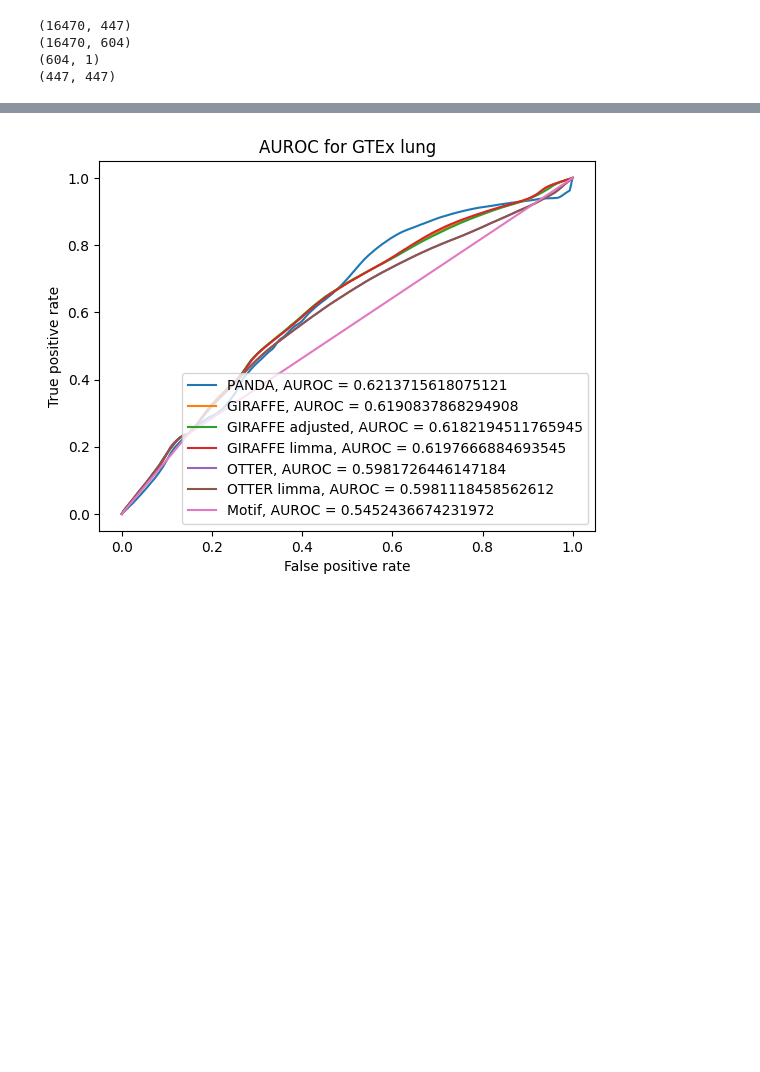
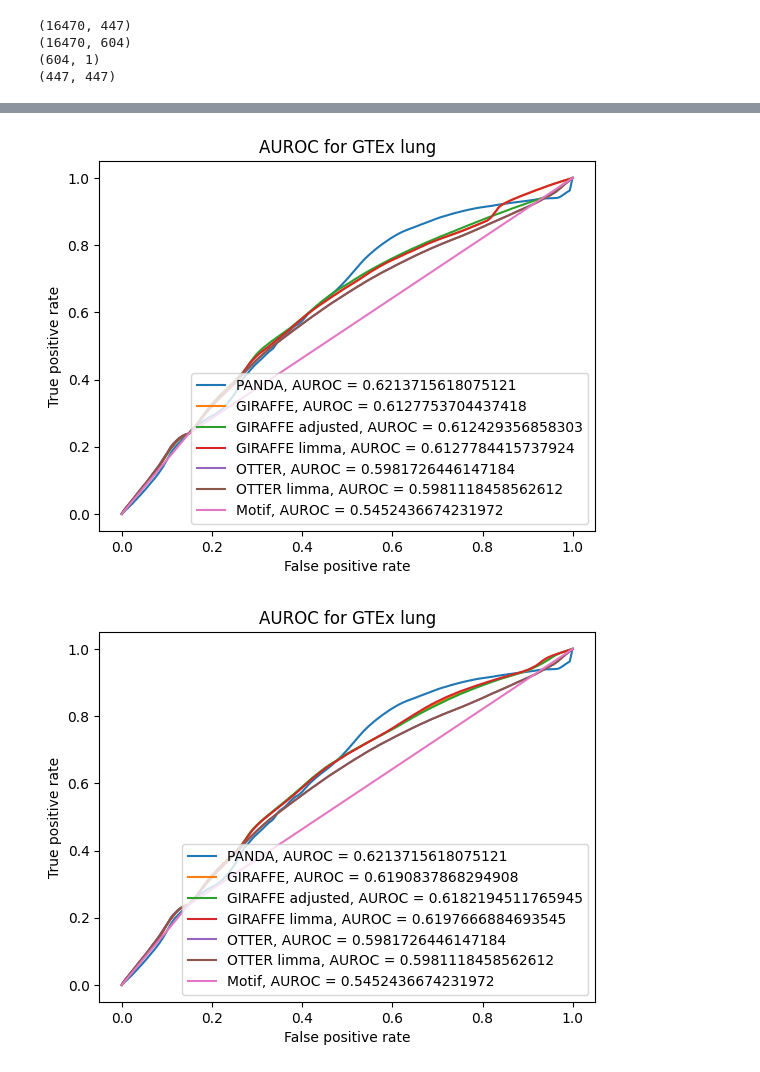
Before and after one commit to soelmicheletti/giraffe, a Jupyter notebook: notebooks/Lung.ipynb, the cells around one changed output, grey strips where cells are left out. Cells and saved outputs as stored; diff of their text form; code cells hidden in the pictures; blank space fills up the shorter version.

```diff
--- a/notebooks/Lung.ipynb
+++ b/notebooks/Lung.ipynb
@@ -62,17 +73,17 @@ gt_panda, reg_panda = chip_validation(panda_regulation[commonTFs].loc[commonGene
 ground_truths.append(gt_panda)
 preds.append(reg_panda)
 # %%
-giraffe_regulation = giraffe.Giraffe(expression.to_numpy(), motif.to_numpy(), PPI.to_numpy() + np.eye(PPI.shape[0]), iterations = 15, lr = 0.00001).get_regulation()
+giraffe_regulation = giraffe.Giraffe(expression.to_numpy(), motif.to_numpy(), PPI.to_numpy() + np.eye(PPI.shape[0]), iterations = 10, lr = 1e-5, save_computation = True).get_regulation()
 gt_giraffe, reg_giraffe = chip_validation(pd.DataFrame(np.abs(giraffe_regulation.T), index = PPI.columns, columns = expression.index))
 ground_truths.append(gt_giraffe)
 preds.append(reg_giraffe)
 # %%
-giraffe_regulation = giraffe.Giraffe(expression.to_numpy(), motif.to_numpy(), PPI.to_numpy() + np.eye(PPI.shape[0]), adjusting = ischemic_time, iterations = 15, lr = 0.00001).get_regulation()
+giraffe_regulation = giraffe.Giraffe(expression.to_numpy(), motif.to_numpy(), PPI.to_numpy() + np.eye(PPI.shape[0]), adjusting = ischemic_time, iterations = 10, lr = 1e-5, save_computation = True).get_regulation()
 gt_adj, reg_adj = chip_validation(pd.DataFrame(np.abs(giraffe_regulation.T), index = PPI.columns, columns = expression.index))
 ground_truths.append(gt_adj)
 preds.append(reg_adj)
 # %%
-giraffe_regulation = giraffe.Giraffe(adjusted.to_numpy(), motif.to_numpy(), PPI.to_numpy() + np.eye(PPI.shape[0]), iterations = 15, lr = 0.00001).get_regulation()
+giraffe_regulation = giraffe.Giraffe(adjusted.to_numpy(), motif.to_numpy(), PPI.to_numpy() + np.eye(PPI.shape[0]), iterations = 10, lr = 1e-5, save_computation = True).get_regulation()
 gt_giraffe, reg_giraffe = chip_validation(pd.DataFrame(np.abs(giraffe_regulation.T), index = PPI.columns, columns = expression.index))
 ground_truths.append(gt_giraffe)
 preds.append(reg_giraffe)
@@ -90,6 +101,19 @@ preds.append(reg_otter)
 gt_motif, reg_motif = chip_validation(motif.T)
 ground_truths.append(gt_motif)
 preds.append(reg_motif)
+# %%
+for i in range(len(ground_truths)):
+    gt = ground_truths[i].to_numpy()
+    pred = preds[i].to_numpy()
+    auc, tpr, fpr = giraffe.utils.evaluate_regulation_auroc(gt, pred)
+    plt.plot(fpr, tpr, label=model_names[i] + ", AUROC = " + str(auc))
+plt.legend(loc='lower right')
+plt.xlabel('False positive rate')
+plt.ylabel('True positive rate')
+plt.title("AUROC for GTEx lung")
+plt.show()
+# %% [output]
+[figure, added]
 # %%
 for i in range(len(ground_truths)):
     gt = ground_truths[i].to_numpy()
```
Also changed, not shown: parts of 2 cells of this notebook, 5 other files.
